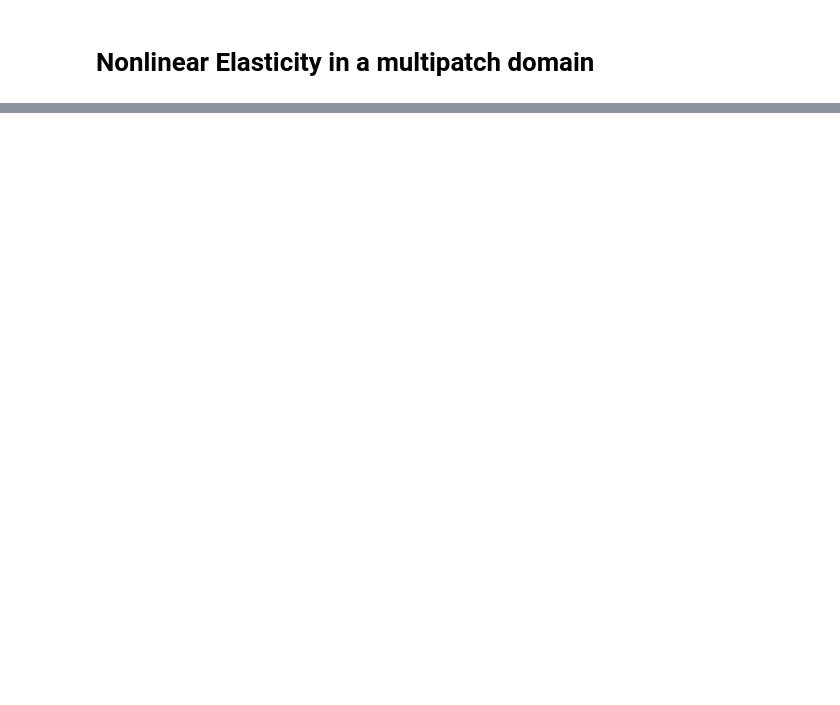
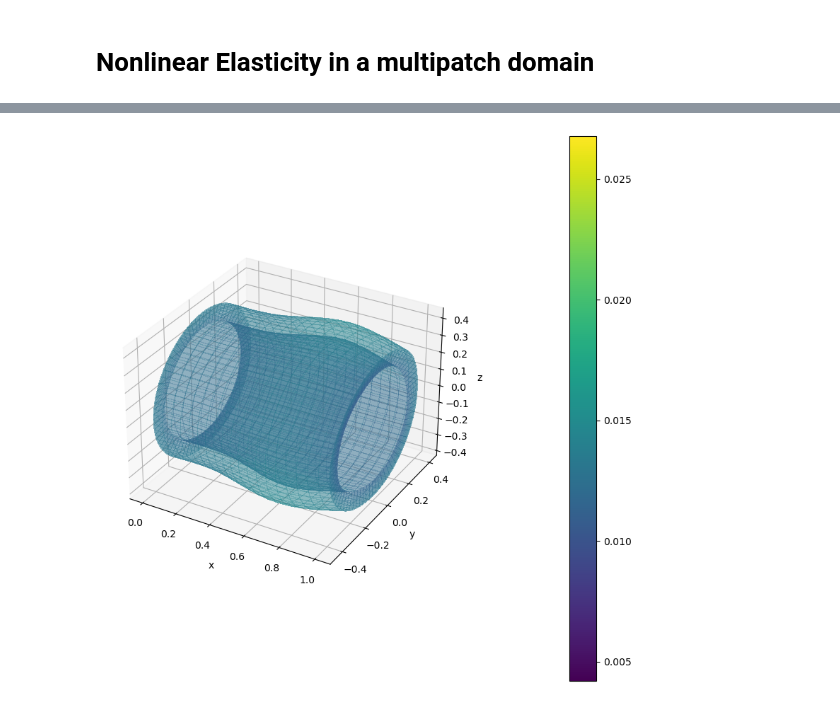
Before and after one commit to mh-0456/pyiga, a Jupyter notebook: notebooks/nonlinear_loading_artery3D.ipynb, the cells around one changed output, grey strips where cells are left out. Drawn from its saved outputs; the diff is of its cells as text; code cells hidden in the pictures; blank space fills up the shorter version.

```diff
--- a/notebooks/nonlinear_loading_artery3D.ipynb
+++ b/notebooks/nonlinear_loading_artery3D.ipynb
@@ -548,9 +546,10 @@ def grad_J(x): #nonlin function (rhs)
 
         for item in neu_data:
             if item[0]==p:
-                N_e = assemble.assemble('inner(n,v)*ds', kvs_ux, bfuns=[('v',3)], geo=geo_ux, boundary=item[1]).ravel()
-                N_e *= -loading_value
-                #N_e  = assemble.assemble('inner(g,v)*ds', kvs_ux, bfuns=[('v',3)], geo=geo_ux, g=item[2], boundary=item[1]).ravel()
+                #N_e = assemble.assemble('inner(n,v)*ds', kvs_ux, bfuns=[('v',3)], geo=geo_ux, boundary=item[1]).ravel()
+                #N_e *= -loading_value
+
+                N_e  = assemble.assemble('inner(g,v)*ds', kvs_ux, bfuns=[('v',3)], geo=geo_ux, g=item[2], boundary=item[1]).ravel()
                 N_e = N_e.reshape(3, -1)
                 bdofs = assemble.boundary_dofs(kvs_ux, item[1], ravel=True)
                 for c in range(3):
@@ -602,7 +601,7 @@ def Wolfe_LineSearch(f, f_grad, xk, pk):
 
     mu1 = 0.01
     sigma = 0.9
-    tau = 0.1
+    tau = 0.5
     tau1 = 0.3
     tau2 = 0.9
     gsi1 = 1
@@ -776,0 +783,83 @@ get_defplot(u, patches_u, kvs_u)
+# %%
+#loading = [1e-4, 2e-4, 2.5e-4] #, 3e-4]
+loading = [2.5e-4]
+# %%
+# solve linearized variational problem
+
+#initial value
+u= np.zeros(dd)
+
+epsilon= 1e-3 #1e-6
+
+solutions= []
+stepsizes =[]
+ud_array = []
+
+
+# incremental loading # ----------------------------------
+for t in range(len(loading)): # time steps
+    print(" \n \n {}. loading: {} \n".format(t+1,loading[t]))
+
+    # set Neumann data via incremental loading
+    loading_value = loading[t]
+    neu_data = [(0,'bottom',gN), (1,'bottom',gN), (2,'bottom',gN), (3,'bottom',gN)]
+
+    count= 0
+    while True:
+        count+=1
+        print(count)
+
+        # Assemble matrices and rhs in every iteration step
+        A, b= ass_nonlinsystem(u)
+        LS = assemble.RestrictedLinearSystem(A, b, bc) # solve linearized system
+
+        # # solve system # #
+        #u_d= solvers.make_solver(LS.A).dot(LS.b)
+        u_d = make_solver_orig(LS.A).dot(LS.b)
+
+        # check if matrix is positive definite in a particular direction u_d
+        if LS.b.dot(u_d) <= 0:
+            print(LS.b.dot(u_d)) #transpose(LS.b)*M*LS.b
+            print('Matrix is not positive definite! \n')
+            #u_d =LS.b
+        else:
+            print(LS.b.dot(u_d))
+
+        # complete system dependent solution
+        u_d = LS.complete(u_d)
+
+        # # do Wolfe-Powell line search # #
+        alpha= Wolfe_LineSearch(J, grad_J, u, u_d)
+        #alpha= line_search(J, grad_J, u, u_d) # use integrated line search (scipy)
+        print('alpha=', alpha)
+        if alpha == None:
+            u += 0.5 * u_d # alpha=0.5 (ignore line search)
+        else:
+            u += alpha * u_d
+
+
+        # compute new non-linear residuum
+        A, b = ass_nonlinsystem(u)
+        LS = assemble.RestrictedLinearSystem(A, b, bc) # solve linearized system
+        r = np.linalg.norm(LS.b) # compute residuum
+        print('residual = ', r)
+
+        #----------------------------------------------------#
+        ud_array.append(u_d)
+        normed_du = np.linalg.norm(u_d)/np.sqrt(len(u_d))
+        stepsize_du = abs(normed_du0-normed_du)
+        stepsizes.append(stepsize_du)
+        normed_du0 = normed_du
+        #---------------------------------------------------#
+
+        if r < epsilon* r0: # break condition
+            break
+        elif count == 30:
+            break
+
+    ud_array.append(u_d)
+    solutions.append(LS.restrict(u))
+
+# print deformation plot
+get_defplot(u, patches_u, kvs_u)
+# %% [output]
@@ -776,0 +883 @@ get_defplot(u, patches_u, kvs_u)
+[figure, added]
```
Also changed, not shown: parts of 54 cells of this notebook.
